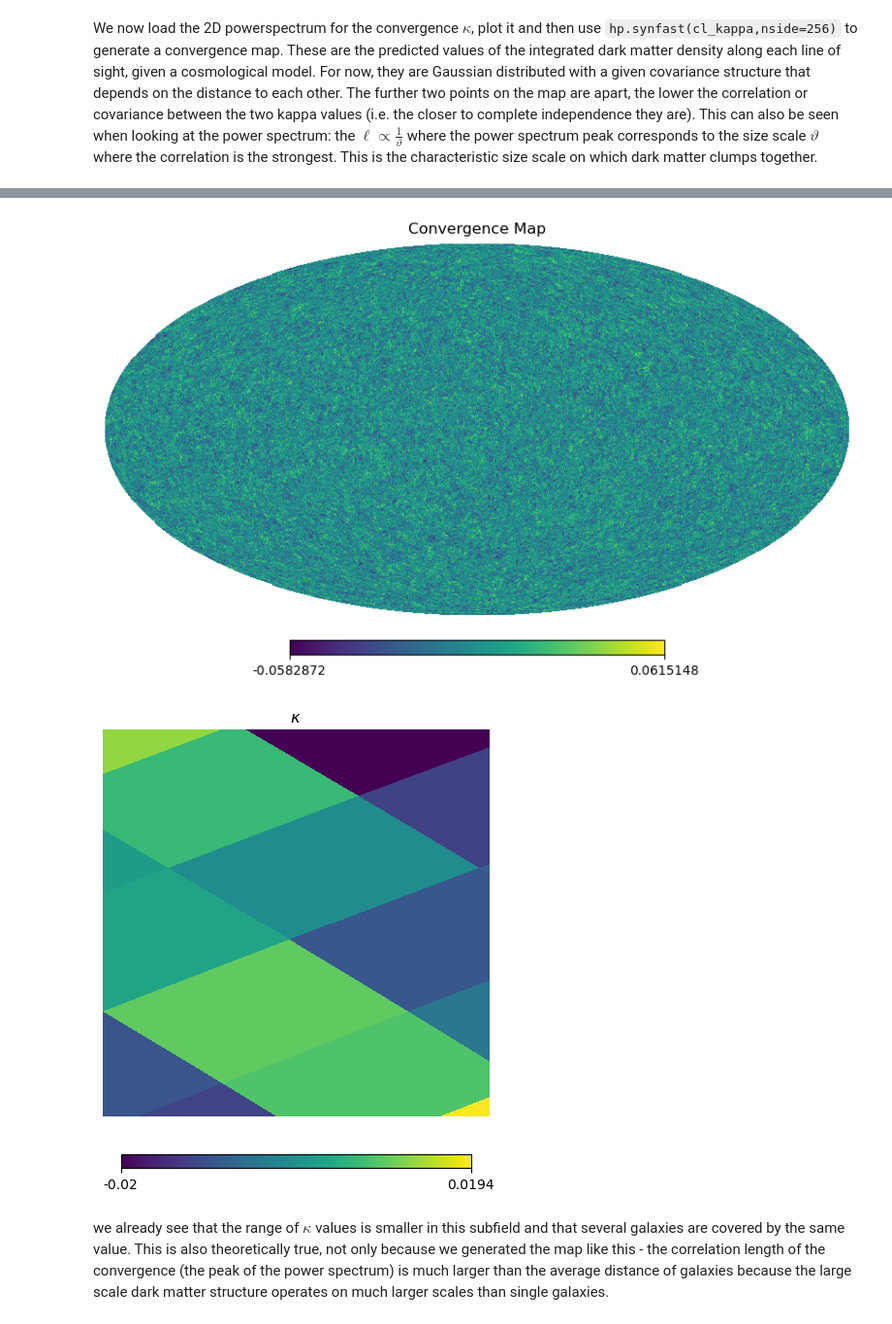
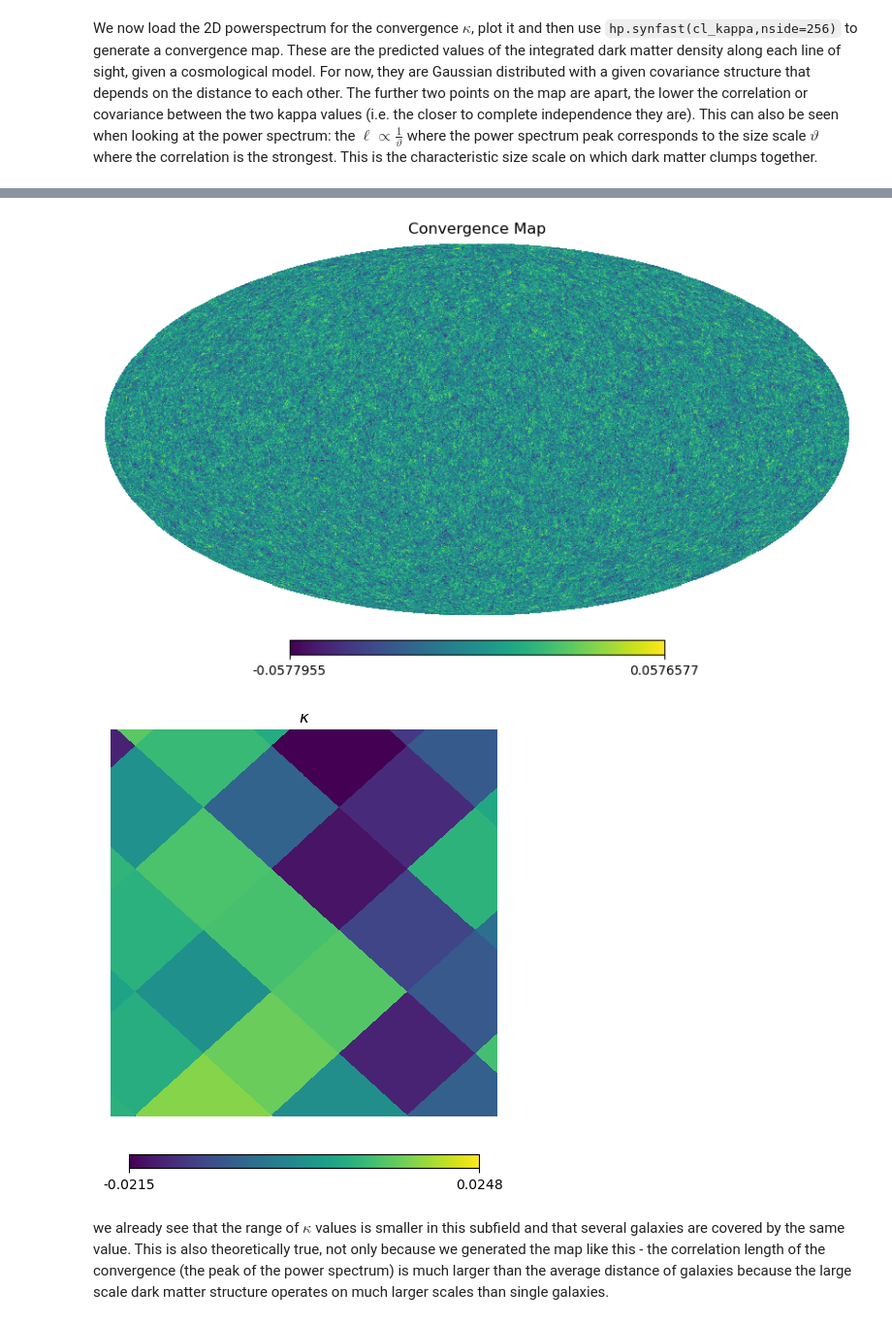
Before and after one commit to santiagobrunner/Weak-Lensing, a Jupyter notebook: intro.ipynb, the cells around one changed output, grey strips where cells are left out. Shown at 97% size. Saved outputs shown, nothing was run; the diff lists cells and outputs as text; code cells hidden in the pictures.

```diff
--- a/intro.ipynb
+++ b/intro.ipynb
@@ -5,7 +5,8 @@ import healpy as hp
 import numpy as np
 # %%
 # load galaxy catalogue
-catalogue = np.load("catalogue.npy", allow_pickle=True)
+catalogue = np.load("catalogue_1000sqd.npy", allow_pickle=True)
+# catalogue = np.load("catalogue.npy", allow_pickle=True)
 # %% [markdown]
 the galaxy catalogue is entirely in one pixel for a map of nside 64
 # %% [markdown]
@@ -70,21 +73,23 @@ plt.show()
 # %% [markdown]
 We now load the 2D powerspectrum for the convergence $\kappa$, plot it and then use `hp.synfast(cl_kappa,nside=256)` to generate a convergence map. These are the predicted values of the integrated dark matter density along each line of sight, given a cosmological model. For now, they are Gaussian distributed with a given covariance structure that depends on the distance to each other. The further two points on the map are apart, the lower the correlation or covariance between the two kappa values (i.e. the closer to complete independence they are). This can also be seen when looking at the power spectrum: the $\ell \propto \frac{1}{\vartheta}$ where the power spectrum peak corresponds to the size scale $\vartheta$ where the correlation is the strongest. This is the characteristic size scale on which dark matter clumps together.
 # %%
-cl_kappa = np.loadtxt("cl_kappa.txt")
-cl_kappa = np.concatenate((np.zeros(2), cl_kappa)) # add zeros for monopole and dipole
+# cl_kappa = np.loadtxt("cl_kappa.txt")
+cl_kappa = np.loadtxt("cl_kappa_mean_225.txt")
+
+cl_kappa = np.concatenate((np.zeros(2), cl_kappa[:,1])) # add zeros for monopole and dipole
 plt.figure(figsize=(6,4))
 plt.plot(cl_kappa)
 plt.yscale("log")
 plt.xscale("log")
 plt.xlabel("$\ell$")
 plt.ylabel("$C_{\ell}^{\kappa\kappa}$")
 plt.show()
 kappamap = hp.synfast(cl_kappa, 256) # generate a convergence map
 hp.mollview(kappamap, title="Convergence Map", cbar=True) # plot it
 hp.cartview(kappamap,lonra=[lon_center-10-lon_range/2, lon_center-10+lon_range/2], latra=[lat_center-20-lat_range/2, lat_center-20+lat_range/2], title='$\kappa$', cbar=True) # plot a subregion corresponding to size of galaxy distribution seen earlier
 # %% [output]
 [figure]
-[figure, old version]
+[figure, new version]
-[figure, old version]
+[figure, new version]
 # %% [markdown]
 we already see that the range of $\kappa$ values is smaller in this subfield and that several galaxies are covered by the same value. This is also theoretically true, not only because we generated the map like this - the correlation length of the convergence (the peak of the power spectrum) is much larger than the average distance of galaxies because the large scale dark matter structure operates on much larger scales than single galaxies.
```
Also changed, not shown: parts of 4 cells of this notebook, 5 other files.
